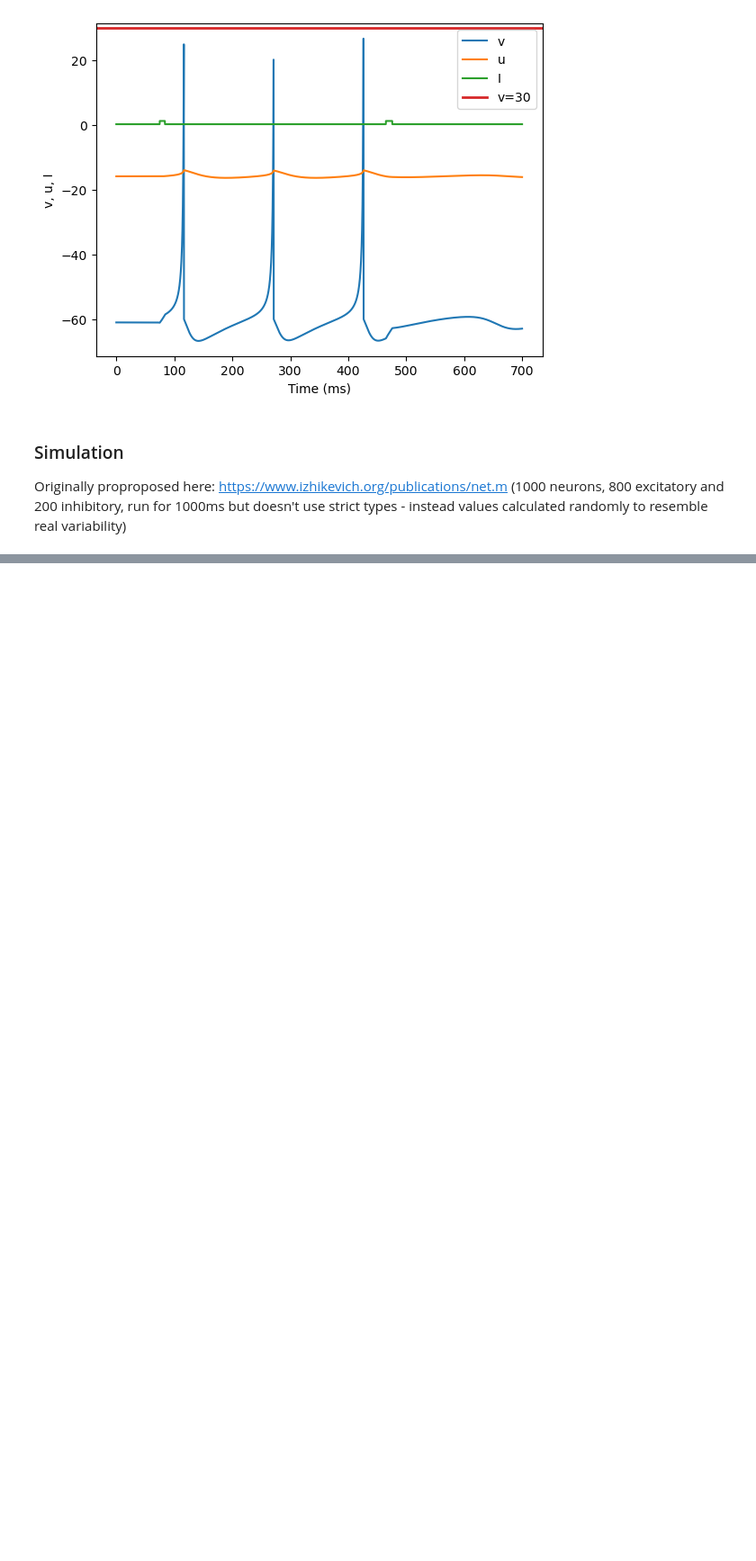
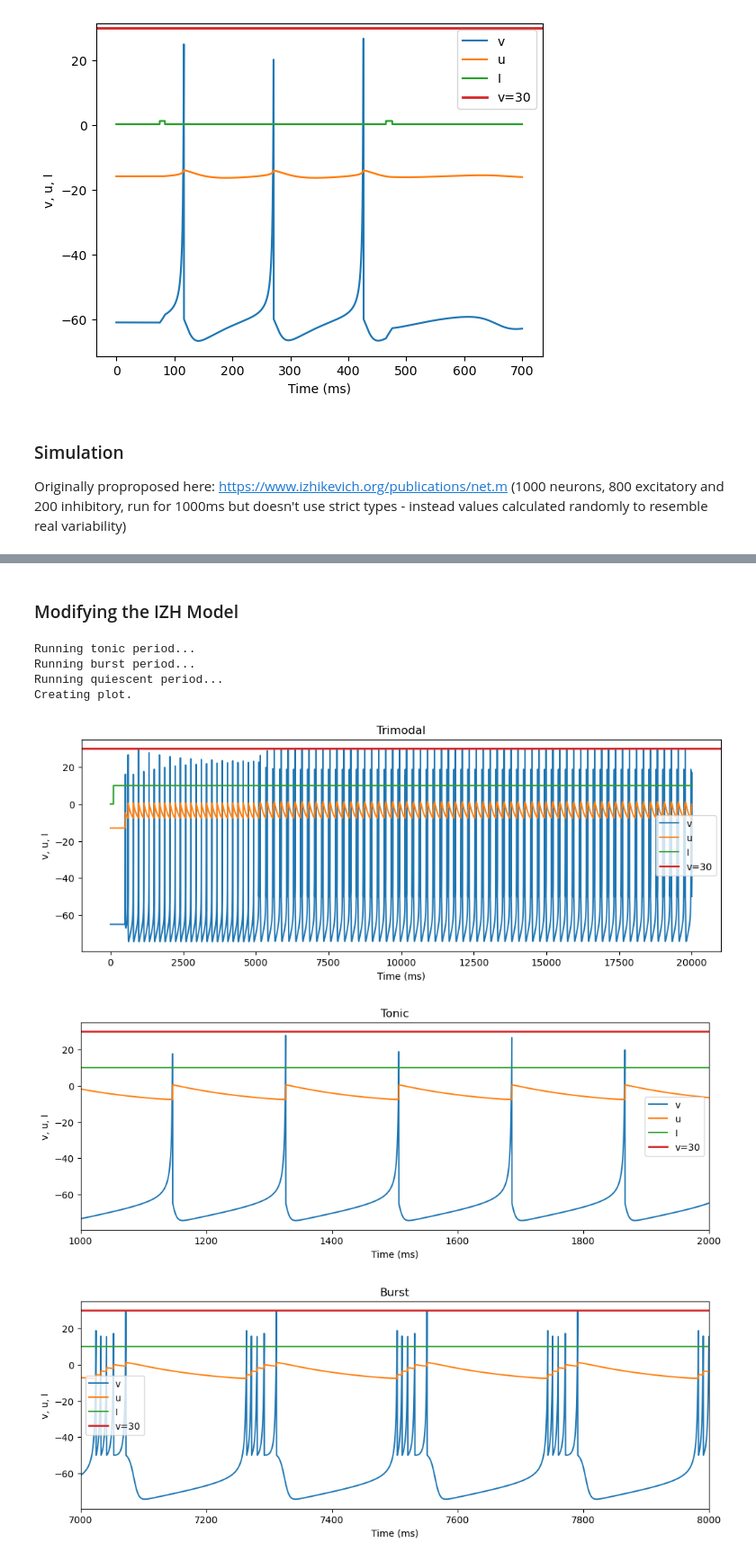
Before and after one commit to y-ng/SYDE-552, a Jupyter notebook: main.ipynb, the cells around one changed output, grey strips where cells are left out. Shown at 90% size. Cells and saved outputs as stored; diff of their text form; code cells hidden in the pictures; blank space fills up the shorter version.

```diff
--- a/main.ipynb
+++ b/main.ipynb
@@ -294,0 +273,2 @@ simulation()
+# %% [markdown]
+### Modifying the IZH Model
@@ -294,0 +396,10 @@ simulation()
+# %%
+IZH()
+# %% [output]
+Running tonic period...
+Running burst period...
+Running quiescent period...
+Creating plot.
+[figure, added]
+[figure, added]
+[figure, added]
```
Also changed, not shown: parts of 10 cells of this notebook.
